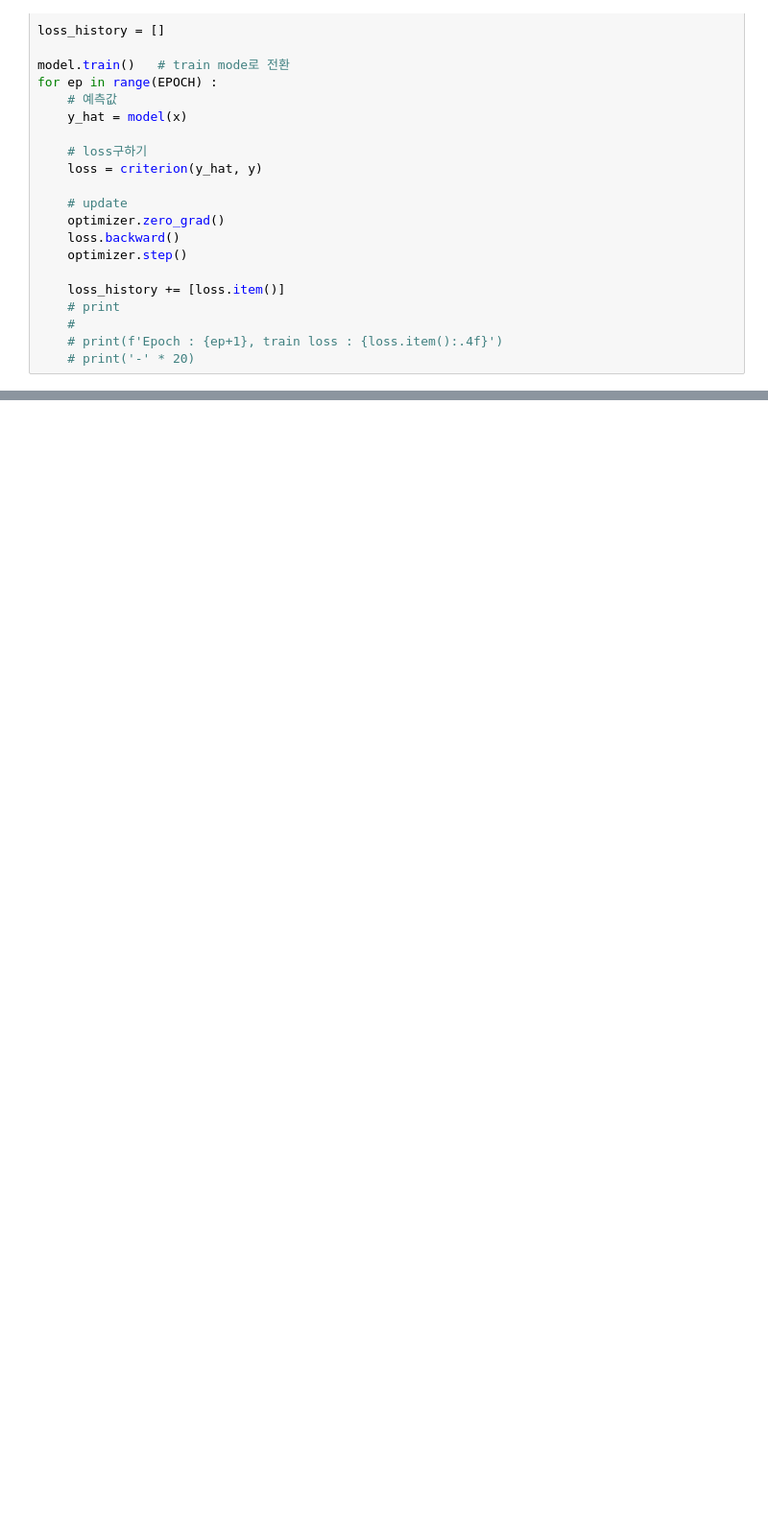
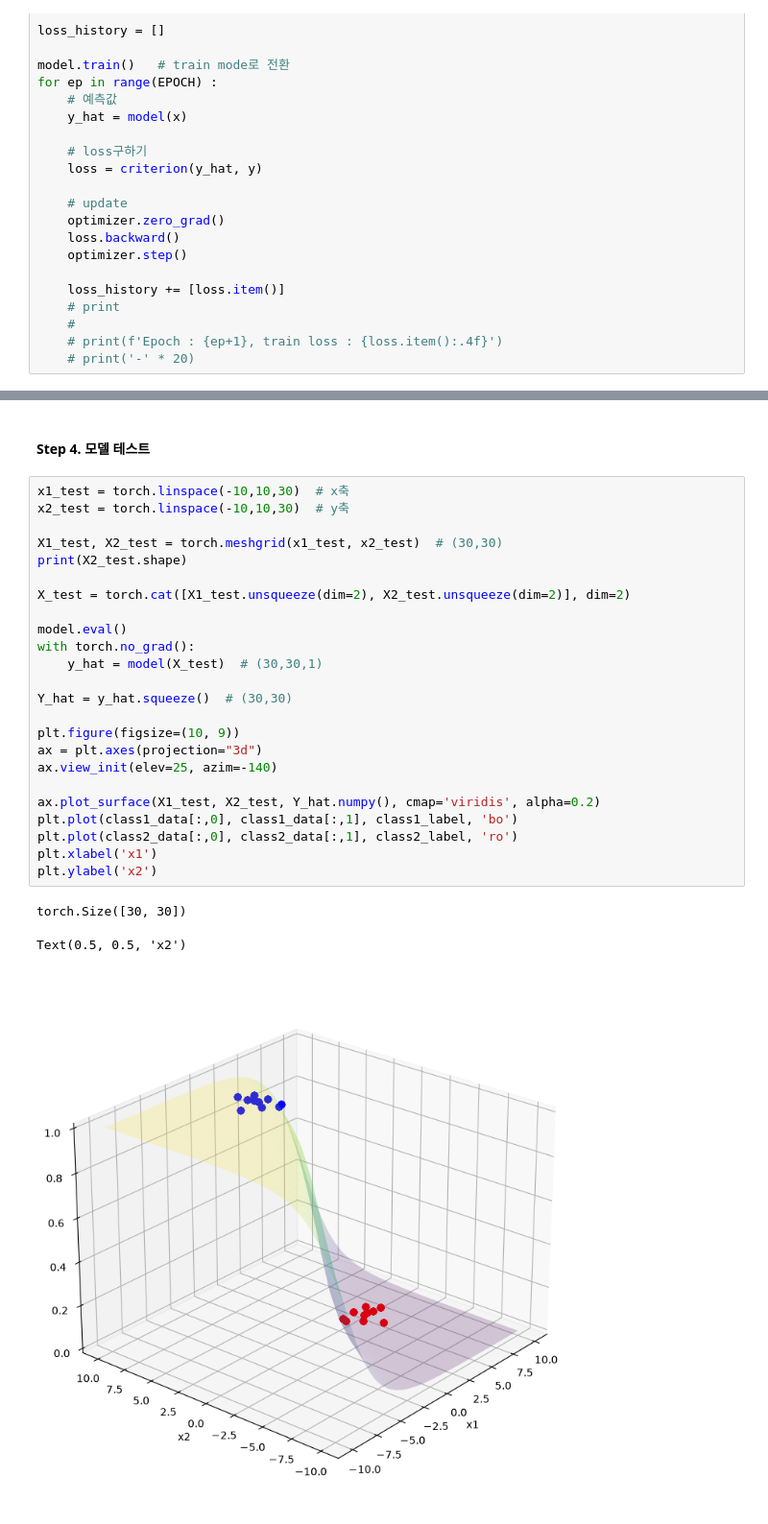
Before and after one commit to aitjoeun/PyTorch, a Jupyter notebook: 03.linear_binary/02.binary_classification1.ipynb, the cells around one changed output, grey strips where cells are left out. Shown at 96% size. Saved outputs shown, nothing was run; the diff lists cells and outputs as text; blank space fills up the shorter version.

```diff
--- a/03.linear_binary/02.binary_classification1.ipynb
+++ b/03.linear_binary/02.binary_classification1.ipynb
@@ -135,0 +136,30 @@ Text(0, 0.5, 'Loss')
+# %% [markdown]
+#### Step 4. 모델 테스트
+# %%
+x1_test = torch.linspace(-10,10,30)  # x축
+x2_test = torch.linspace(-10,10,30)  # y축
+
+X1_test, X2_test = torch.meshgrid(x1_test, x2_test)  # (30,30)
+print(X2_test.shape)
+
+X_test = torch.cat([X1_test.unsqueeze(dim=2), X2_test.unsqueeze(dim=2)], dim=2)
+
+model.eval()
+with torch.no_grad():
+    y_hat = model(X_test)  # (30,30,1)
+
+Y_hat = y_hat.squeeze()  # (30,30)
+
+plt.figure(figsize=(10, 9))
+ax = plt.axes(projection="3d")
+ax.view_init(elev=25, azim=-140)
+
+ax.plot_surface(X1_test, X2_test, Y_hat.numpy(), cmap='viridis', alpha=0.2)
+plt.plot(class1_data[:,0], class1_data[:,1], class1_label, 'bo')
+plt.plot(class2_data[:,0], class2_data[:,1], class2_label, 'ro')
+plt.xlabel('x1')
+plt.ylabel('x2')
+# %% [output]
+torch.Size([30, 30])
+Text(0.5, 0.5, 'x2')
+[figure, added]
```
Also changed, not shown: parts of 4 cells of this notebook.
